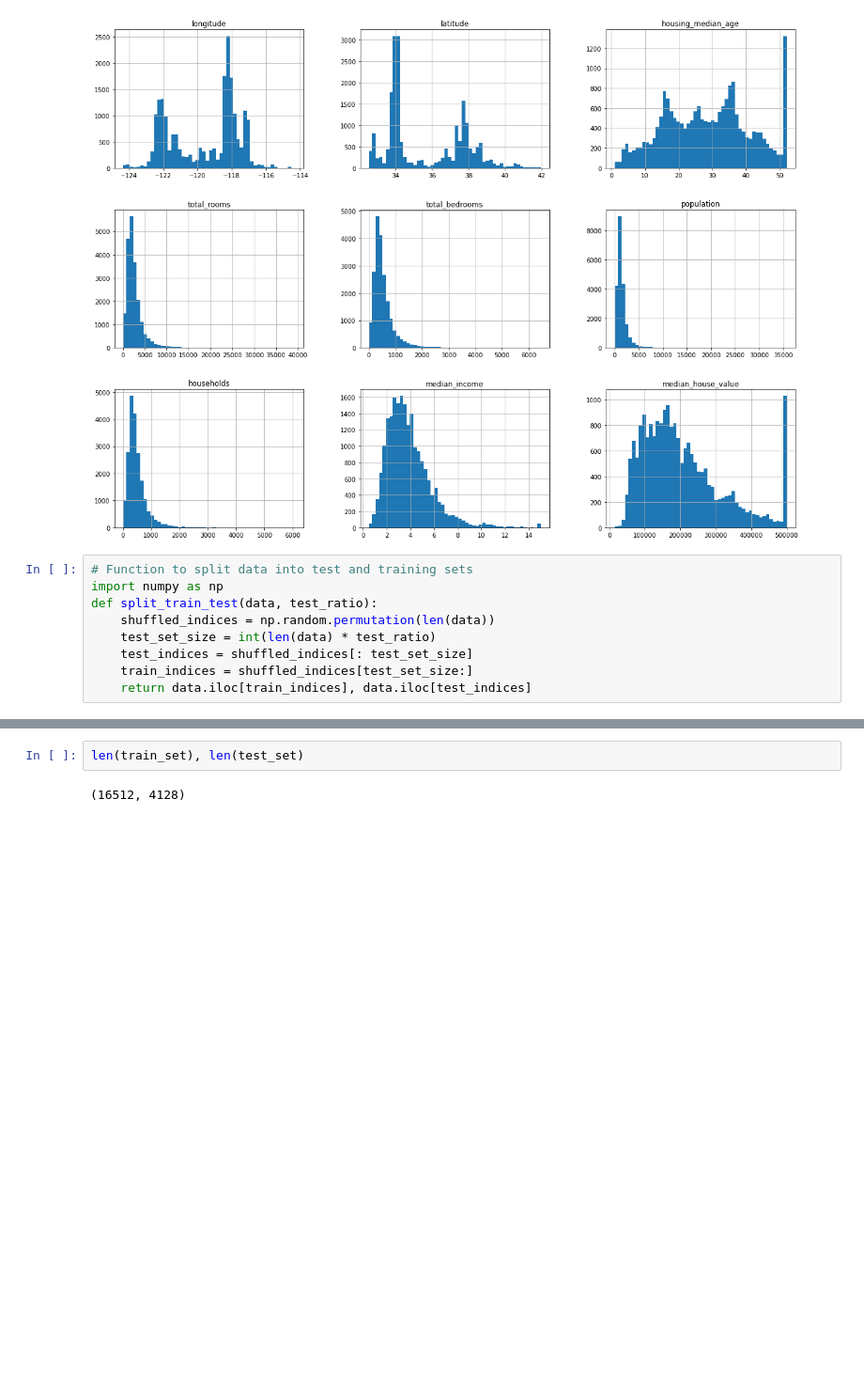
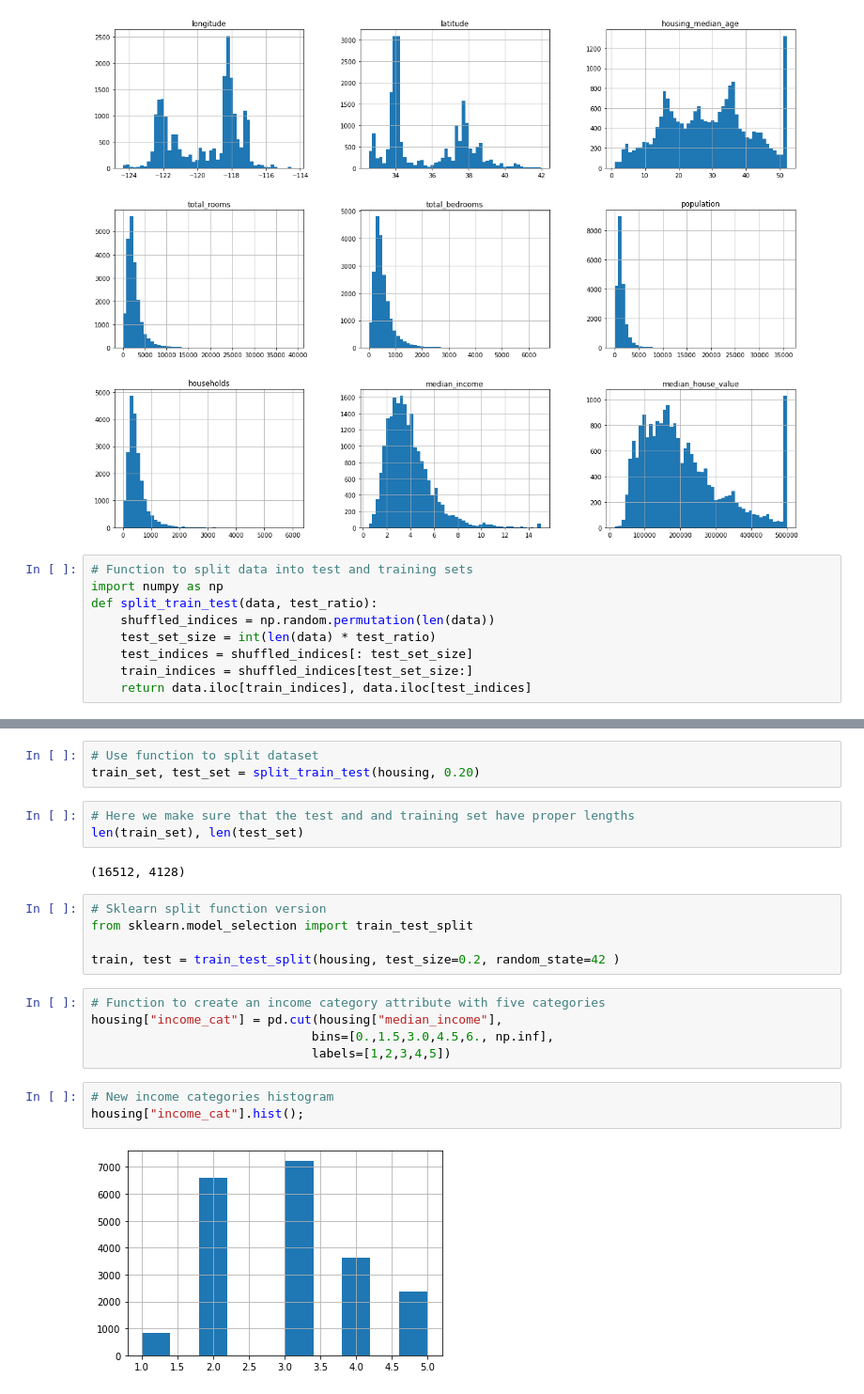
Before and after one commit to carlos-edhr/hands-on-ml, a Jupyter notebook: 01_Housing.ipynb, the cells around one changed output, grey strips where cells are left out. Shown at 94% size. Drawn from its saved outputs; the diff is of its cells as text; blank space fills up the shorter version.

Commit message:
Completed test set generation step

```diff
--- a/01_Housing.ipynb
+++ b/01_Housing.ipynb
@@ -107,4 +104,23 @@ train_set, test_set = split_train_test(housing, 0.20)
-# %%
-len(train_set), len(test_set)
-# %% [output]
-(16512, 4128)
+# %%
+# Use function to split dataset
+train_set, test_set = split_train_test(housing, 0.20)
+# %%
+# Here we make sure that the test and and training set have proper lengths
+len(train_set), len(test_set)
+# %% [output]
+(16512, 4128)
+# %%
+# Sklearn split function version
+from sklearn.model_selection import train_test_split
+
+train, test = train_test_split(housing, test_size=0.2, random_state=42 )
+# %%
+# Function to create an income category attribute with five categories
+housing["income_cat"] = pd.cut(housing["median_income"],
+                              bins=[0.,1.5,3.0,4.5,6., np.inf],
+                              labels=[1,2,3,4,5])
+# %%
+# New income categories histogram
+housing["income_cat"].hist();
+# %% [output]
+[figure, added]
```
Also changed, not shown: parts of 4 cells of this notebook.
